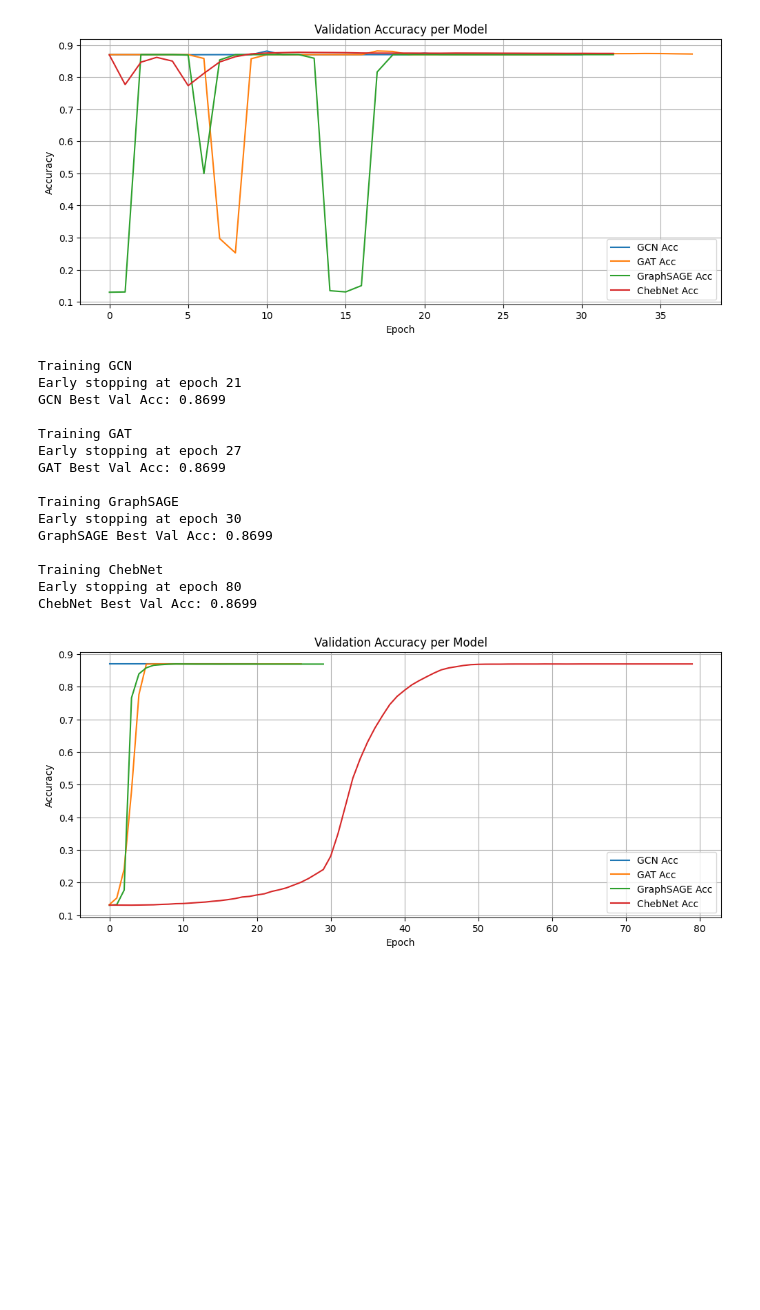
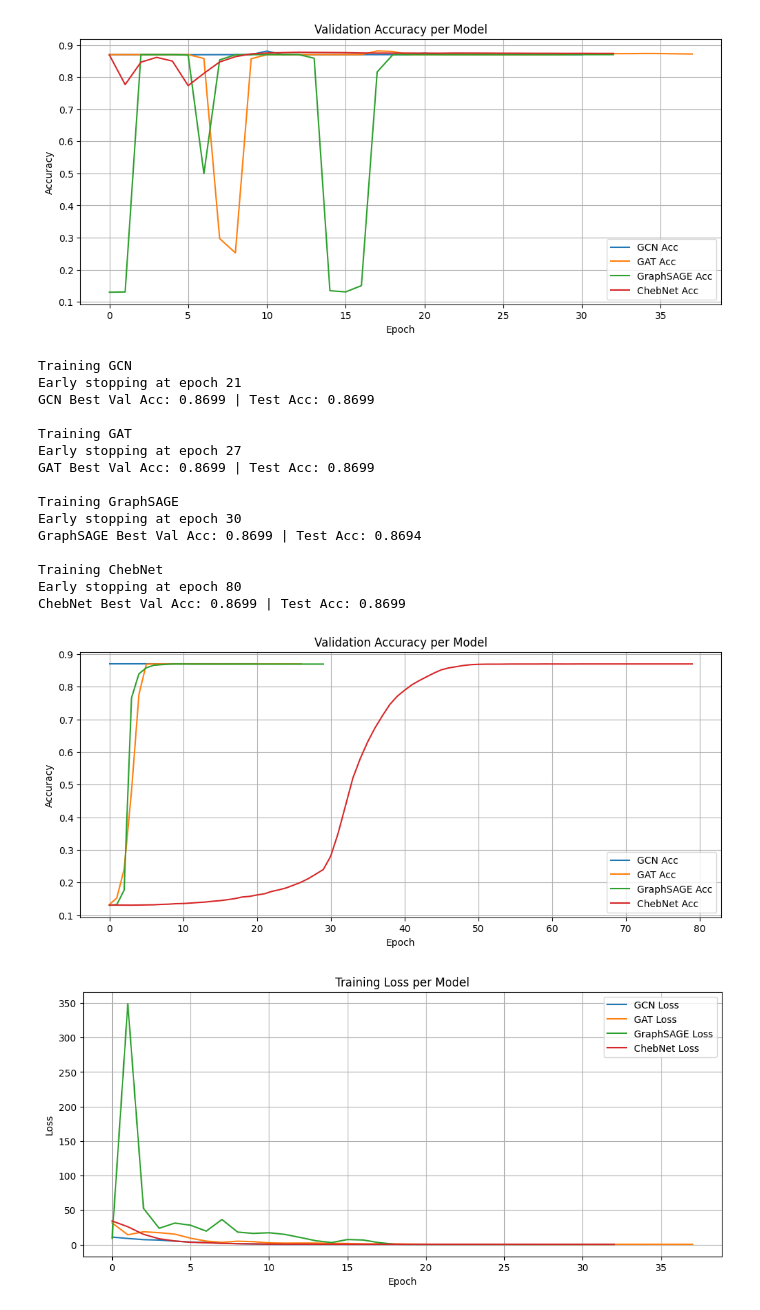
Before and after one commit to wanweileee/traffic-accidents, a Jupyter notebook: US/models/hotspots prediction with TAP all cities.ipynb, the cells around one changed output. Cells and saved outputs as stored; diff of their text form; code cells hidden in the pictures; blank space fills up the shorter version.

Commit message:
Add GCN tests

```diff
--- a/US/models/hotspots prediction with TAP all cities.ipynb
+++ b/US/models/hotspots prediction with TAP all cities.ipynb
@@ -216,7 +216,7 @@ def train_model(name, config, data, patience=20):
             patience_counter = 0
         else:
             patience_counter += 1
-            if patience_counter >= patience:
+            if patience_counter >= patience and config.get("early_stopping", True):
                 print(f"Early stopping at epoch {epoch+1}")
                 break
 
@@ -224,8 +224,10 @@ def train_model(name, config, data, patience=20):
     if best_model_state is not None:
         model.load_state_dict(best_model_state)
 
-    print(f"{name} Best Val Acc: {best_val_acc:.4f}")
-    return model, losses, val_accs
+    test_acc = evaluate(model, data, data.test_mask)
+    print(f"{name} Best Val Acc: {best_val_acc:.4f} | Test Acc: {test_acc:.4f}")
+
+    return model, losses, val_accs, test_acc
 # %%
 all_cities = fetch_cities()
 
@@ -241,7 +243,7 @@ results = {}
 set_seed(42)
 for model_name, cfg in model_configs.items():
     print(f"\nTraining {model_name}")
-    model, losses, accs = train_model(model_name, cfg, la_data)
+    model, losses, accs, test_accs = train_model(model_name, cfg, la_data)
     trained_models[model_name] = model
     results[model_name] = {"loss": losses, "acc": accs}
 # %% [output]
@@ -308,35 +310,47 @@ tuned_results = {}
 set_seed(42)
 for model_name, cfg in tuned_model_configs.items():
     print(f"\nTraining {model_name}")
-    model, losses, accs = train_model(model_name, cfg, la_data)
+    model, losses, accs, test_accs = train_model(model_name, cfg, la_data)
     tuned_trained_models[model_name] = model
     tuned_results[model_name] = {"loss": losses, "acc": accs}
 
 plt.figure(figsize=(12, 5))
 
 # Accuracy
 for name, res in tuned_results.items():
     plt.plot(res["acc"], label=f"{name} Acc")
 plt.title("Validation Accuracy per Model")
 plt.xlabel("Epoch")
 plt.ylabel("Accuracy")
 plt.legend()
 plt.grid(True)
 plt.show()
+
+#Loss
+plt.figure(figsize=(12, 5))
+for name, res in results.items():
+    plt.plot(res["loss"], label=f"{name} Loss")
+plt.title("Training Loss per Model")
+plt.xlabel("Epoch")
+plt.ylabel("Loss")
+plt.legend()
+plt.grid(True)
+plt.show()
 # %% [output]
 Training GCN
 Early stopping at epoch 21
-GCN Best Val Acc: 0.8699
+GCN Best Val Acc: 0.8699 | Test Acc: 0.8699
 
 Training GAT
 Early stopping at epoch 27
-GAT Best Val Acc: 0.8699
+GAT Best Val Acc: 0.8699 | Test Acc: 0.8699
 
 Training GraphSAGE
 Early stopping at epoch 30
-GraphSAGE Best Val Acc: 0.8699
+GraphSAGE Best Val Acc: 0.8699 | Test Acc: 0.8694
 
 Training ChebNet
 Early stopping at epoch 80
-ChebNet Best Val Acc: 0.8699
+ChebNet Best Val Acc: 0.8699 | Test Acc: 0.8699
 [figure]
+[figure, added]
```
Also changed, not shown: parts of 6 cells of this notebook, 1 other file.
